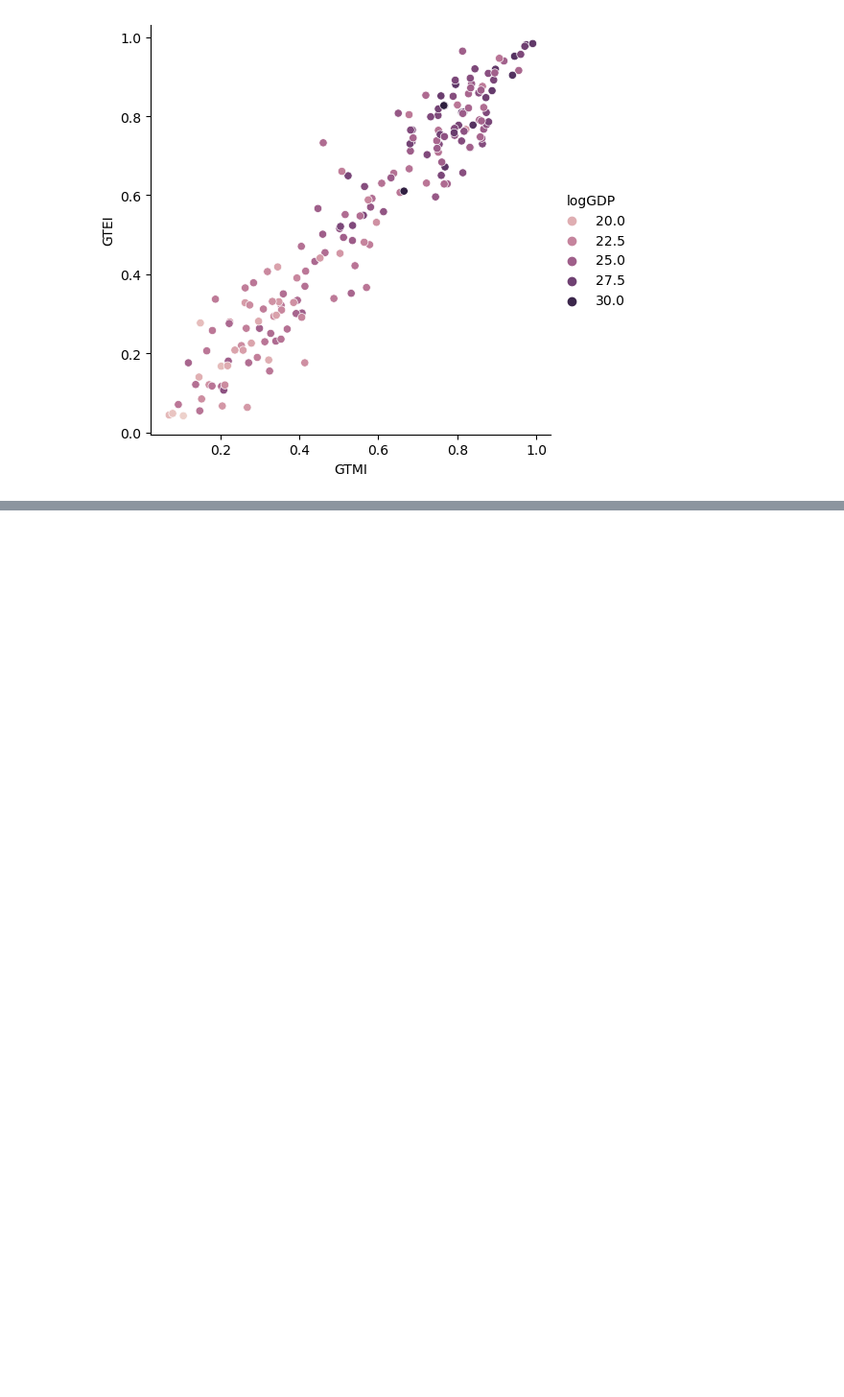
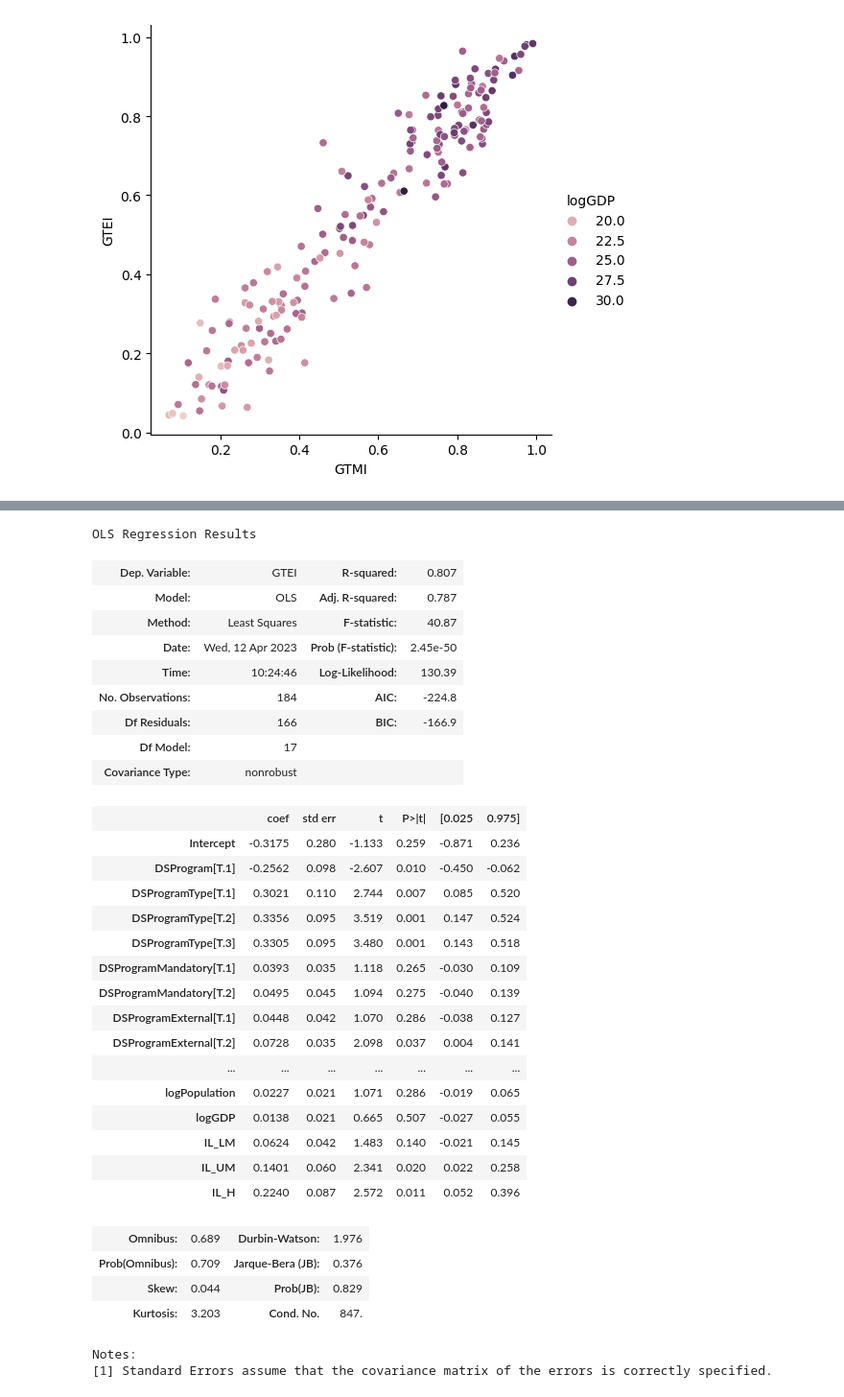
Before and after one commit to jhmorse/GovTechEmployeeTraining, a Jupyter notebook: morse_project_govtech.ipynb, the cells around one changed output, grey strips where cells are left out. Shown at 96% size. Cells and saved outputs as stored; diff of their text form; code cells hidden in the pictures; blank space fills up the shorter version.

```diff
--- a/morse_project_govtech.ipynb
+++ b/morse_project_govtech.ipynb
@@ -422,0 +582,41 @@ The scatter plots show a slightly increased concentration of higher population a
+# %%
+# Build complete regression for GTEI
+model = smf.ols('GTEI ~ DS_Strategy_Program + FocusArea + DSProgram + DSProgramType + \
+                DSProgramMandatory + DSProgramExternal + DSProgramPublished +\
+                logPopulation + logGDP + IL_LM + IL_UM + IL_H',    # Control variables for OVB
+                data=govtech_gdp)
+results = model.fit()
+results.summary()
+# %% [output]
+OLS Regression Results
+| Dep. Variable: | GTEI | R-squared: | 0.807 |
+| Model: | OLS | Adj. R-squared: | 0.787 |
+| Method: | Least Squares | F-statistic: | 40.87 |
+| Date: | Wed, 12 Apr 2023 | Prob (F-statistic): | 2.45e-50 |
+| Time: | 10:24:46 | Log-Likelihood: | 130.39 |
+| No. Observations: | 184 | AIC: | -224.8 |
+| Df Residuals: | 166 | BIC: | -166.9 |
+| Df Model: | 17 |  |  |
+| Covariance Type: | nonrobust |  |  |
+|  | coef | std err | t | P>|t| | [0.025 | 0.975] |
+| Intercept | -0.3175 | 0.280 | -1.133 | 0.259 | -0.871 | 0.236 |
+| DSProgram[T.1] | -0.2562 | 0.098 | -2.607 | 0.010 | -0.450 | -0.062 |
+| DSProgramType[T.1] | 0.3021 | 0.110 | 2.744 | 0.007 | 0.085 | 0.520 |
+| DSProgramType[T.2] | 0.3356 | 0.095 | 3.519 | 0.001 | 0.147 | 0.524 |
+| DSProgramType[T.3] | 0.3305 | 0.095 | 3.480 | 0.001 | 0.143 | 0.518 |
+| DSProgramMandatory[T.1] | 0.0393 | 0.035 | 1.118 | 0.265 | -0.030 | 0.109 |
+| DSProgramMandatory[T.2] | 0.0495 | 0.045 | 1.094 | 0.275 | -0.040 | 0.139 |
+| DSProgramExternal[T.1] | 0.0448 | 0.042 | 1.070 | 0.286 | -0.038 | 0.127 |
+| DSProgramExternal[T.2] | 0.0728 | 0.035 | 2.098 | 0.037 | 0.004 | 0.141 |
+| ... | ... | ... | ... | ... | ... | ... |
+| logPopulation | 0.0227 | 0.021 | 1.071 | 0.286 | -0.019 | 0.065 |
+| logGDP | 0.0138 | 0.021 | 0.665 | 0.507 | -0.027 | 0.055 |
+| IL_LM | 0.0624 | 0.042 | 1.483 | 0.140 | -0.021 | 0.145 |
+| IL_UM | 0.1401 | 0.060 | 2.341 | 0.020 | 0.022 | 0.258 |
+| IL_H | 0.2240 | 0.087 | 2.572 | 0.011 | 0.052 | 0.396 |
+| Omnibus: | 0.689 | Durbin-Watson: | 1.976 |
+| Prob(Omnibus): | 0.709 | Jarque-Bera (JB): | 0.376 |
+| Skew: | 0.044 | Prob(JB): | 0.829 |
+| Kurtosis: | 3.203 | Cond. No. | 847. |
+Notes:
+[1] Standard Errors assume that the covariance matrix of the errors is correctly specified.
```
Also changed, not shown: parts of 21 cells of this notebook, 2 other files.
